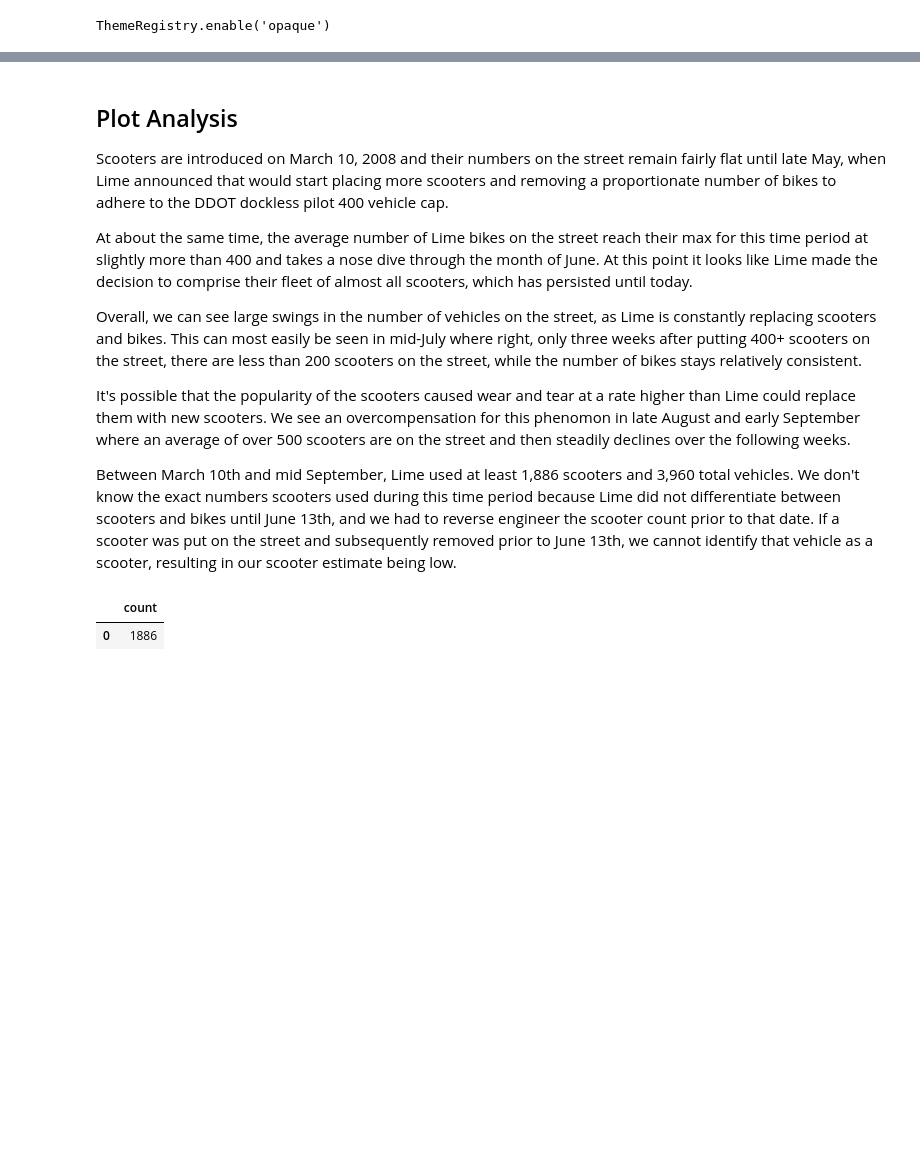
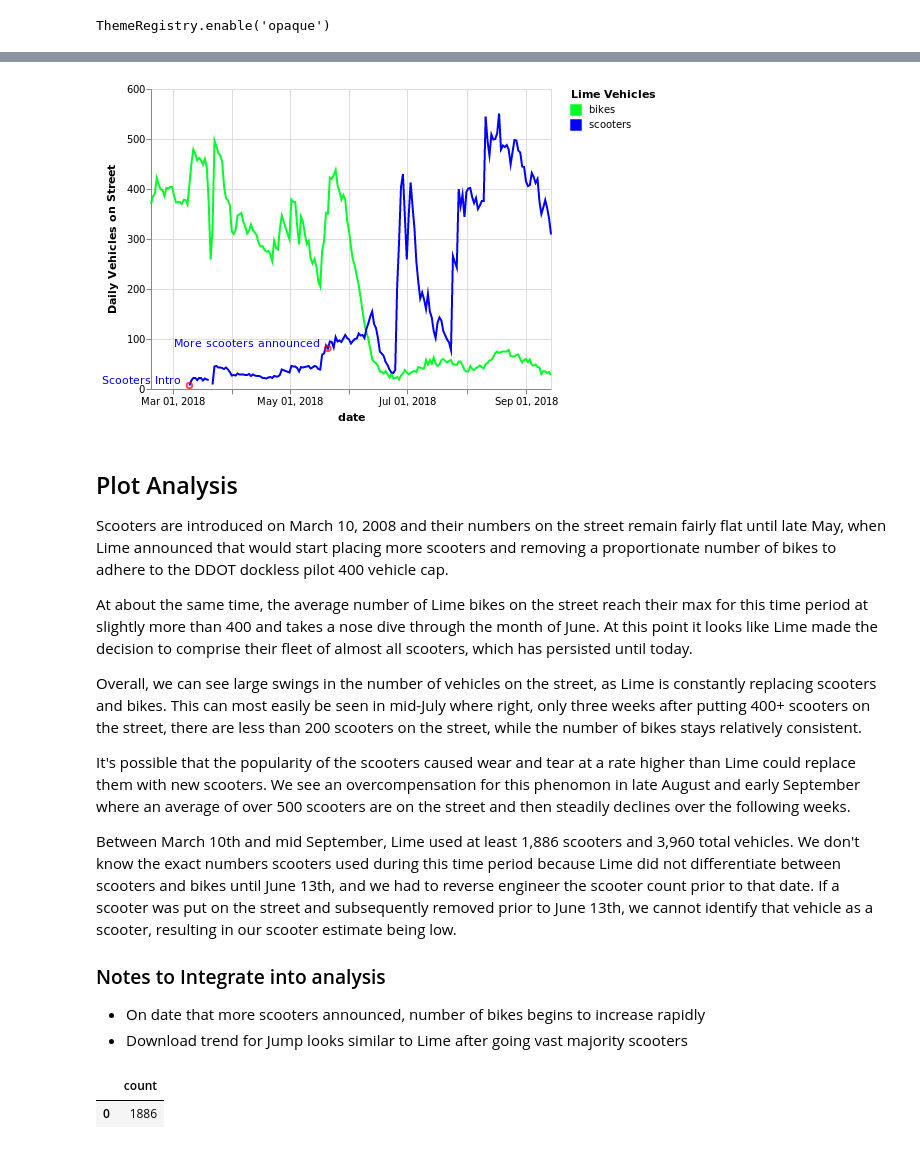
Before and after one commit to msussman/dc_dobi_extinction, a Jupyter notebook: plots/lime.ipynb, the cells around one changed output, grey strips where cells are left out. Saved outputs shown, nothing was run; the diff lists cells and outputs as text; code cells hidden in the pictures; blank space fills up the shorter version.

Commit message:
Add Annotates more notes
Add annotations to Lime plot
Add notes about conclusion

```diff
--- a/plots/lime.ipynb
+++ b/plots/lime.ipynb
@@ -57,6 +58,7 @@ df = lime_totals(con=conn)
 df['date'] = pd.to_datetime(df['date'])
 # %%
 melted_df =  pd.melt(df, id_vars=['date'],
-                         value_vars=['total', 'bikes', 'scooters'],
+                         value_vars=['bikes', 'scooters'],
                          var_name = 'Lime Vehicles'
                          )
+melted_df=melted_df.rename(columns = {'value':'Daily Vehicles on Street'})
@@ -72,0 +70,40 @@ alt.Color('Lime Vehicles',
+# %%
+dates = [date(2018,3,10), date(2018,5,21)]
+events = ['Scooters Intro  ', 'More scooters announced  ']
+timeline_df = pd.DataFrame({'date': dates, 'event': events})
+timeline_df['Lime Vehicles'] = 'scooters'
+timeline_df['date'] = pd.to_datetime(timeline_df['date'])
+
+
+merge_df = melted_df.merge(timeline_df, on=['date', 'Lime Vehicles'], how='left')
+merge_df['event'] =  merge_df['event'].fillna('')
+# %%
+line_chart = alt.Chart(merge_df).mark_line().encode(
+             alt.X('date'),
+             alt.Y('Daily Vehicles on Street'),
+             alt.Color('Lime Vehicles',
+                      scale=alt.Scale(range=['#00ff26', 'blue']))
+             )
+
+
+# points
+points = alt.Chart(merge_df[merge_df['event'] != '']
+             ).mark_point(color='red'
+
+             ).encode(
+             alt.X('date'),
+             alt.Y('Daily Vehicles on Street')
+)
+
+# Annotated points
+text = line_chart.mark_text(
+                  align='right',
+                  baseline='bottom',
+
+        ).encode(
+            text='event'
+        )
+
+
+line_chart + points + text
+# %% [output]
@@ -73,3 +111,4 @@ alt.Color('Lime Vehicles',
+[figure, added]
 # %% [markdown]
 ## Plot Analysis
 
@@ -82,6 +121,11 @@ Overall, we can see large swings in the number of vehicles on the street, as Lim
 It's possible that the popularity of the scooters caused wear and tear at a rate higher than Lime could replace them with new scooters.  We see an overcompensation for this phenomon in late August and early September where an average of over 500 scooters are on the street and then steadily declines over the following weeks.
 
 Between March 10th and mid September, Lime used at least 1,886 scooters and 3,960 total vehicles.  We don't know the exact numbers scooters used during this time period because Lime did not differentiate between scooters and bikes until June 13th, and we had to reverse engineer the scooter count prior to that date.  If a scooter was put on the street and subsequently removed prior to June 13th, we cannot identify that vehicle as a scooter, resulting in our scooter estimate being low.
+
+### Notes to Integrate into analysis
+
+* On date that more scooters announced, number of bikes begins to increase rapidly
+* Download trend for Jump looks similar to Lime after going vast majority scooters
 # %%
 # Total Scooters
 
```
Also changed, not shown: parts of 4 cells of this notebook, 2 other files.
